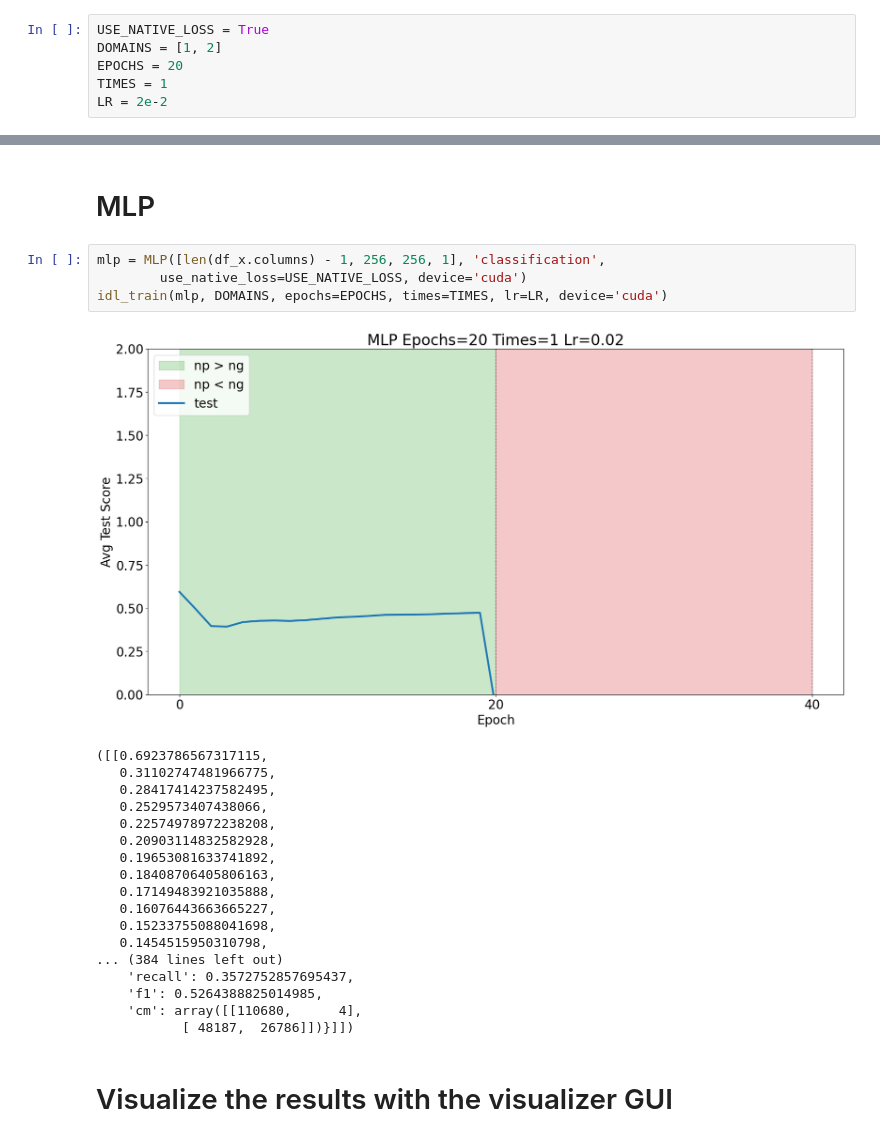
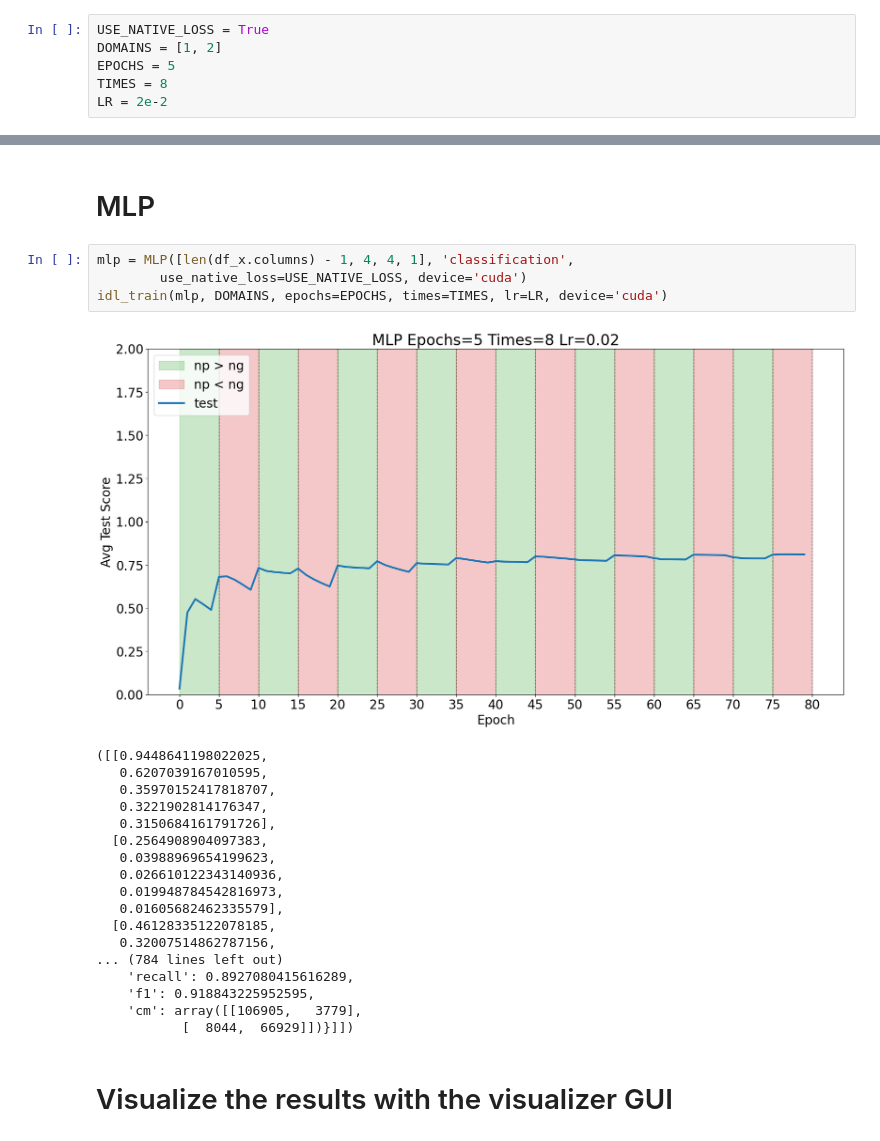
Before and after one commit to MrPio/PHM_North_America_2024_Challenge, a Jupyter notebook: 6-continual_learning/6.1-Proving_KAN_Superiority_In_Incremental_Domain_Learning.ipynb, the cells around one changed output, grey strips where cells are left out. Drawn from its saved outputs; the diff is of its cells as text.

```diff
--- a/6-continual_learning/6.1-Proving_KAN_Superiority_In_Incremental_Domain_Learning.ipynb
+++ b/6-continual_learning/6.1-Proving_KAN_Superiority_In_Incremental_Domain_Learning.ipynb
@@ -172,8 +172,8 @@ def visualizer_gui(metric='test_loss', ylim=None, title=None, loc='best'):
 # %%
 USE_NATIVE_LOSS = True
 DOMAINS = [1, 2]
-EPOCHS = 20
-TIMES = 1
+EPOCHS = 5
+TIMES = 8
 LR = 2e-2
 # %% [markdown]
 ## Finding a matching shape for KAN and MLP with `ptflops`
@@ -215,28 +215,28 @@ idl_train(effKAN, DOMAINS, epochs=EPOCHS, times=TIMES, lr=LR, device='cuda')
 # %% [markdown]
 # MLP
 # %%
-mlp = MLP([len(df_x.columns) - 1, 256, 256, 1], 'classification',
+mlp = MLP([len(df_x.columns) - 1, 4, 4, 1], 'classification',
         use_native_loss=USE_NATIVE_LOSS, device='cuda')
 idl_train(mlp, DOMAINS, epochs=EPOCHS, times=TIMES, lr=LR, device='cuda')
 # %% [output]
-[figure, old version]
+[figure, new version]
-([[0.6923786567317115,
-   0.31102747481966775,
-   0.28417414237582495,
-   0.2529573407438066,
-   0.22574978972238208,
-   0.20903114832582928,
-   0.19653081633741892,
-   0.18408706405806163,
-   0.17149483921035888,
-   0.16076443663665227,
-   0.15233755088041698,
-   0.1454515950310798,
-... (384 lines left out)
-    'recall': 0.3572752857695437,
-    'f1': 0.5264388825014985,
-    'cm': array([[110680,      4],
-           [ 48187,  26786]])}]])
+([[0.9448641198022025,
+   0.6207039167010595,
+   0.35970152417818707,
+   0.3221902814176347,
+   0.3150684161791726],
+  [0.2564908904097383,
+   0.03988969654199623,
+   0.026610122343140936,
+   0.019948784542816973,
+   0.01605682462335579],
+  [0.46128335122078185,
+   0.32007514862787156,
+... (784 lines left out)
+    'recall': 0.8927080415616289,
+    'f1': 0.918843225952595,
+    'cm': array([[106905,   3779],
+           [  8044,  66929]])}]])
 # %% [markdown]
 # Visualize the results with the visualizer GUI
 # %%
```
Also changed, not shown: parts of 1 cell of this notebook, 9 other files.
